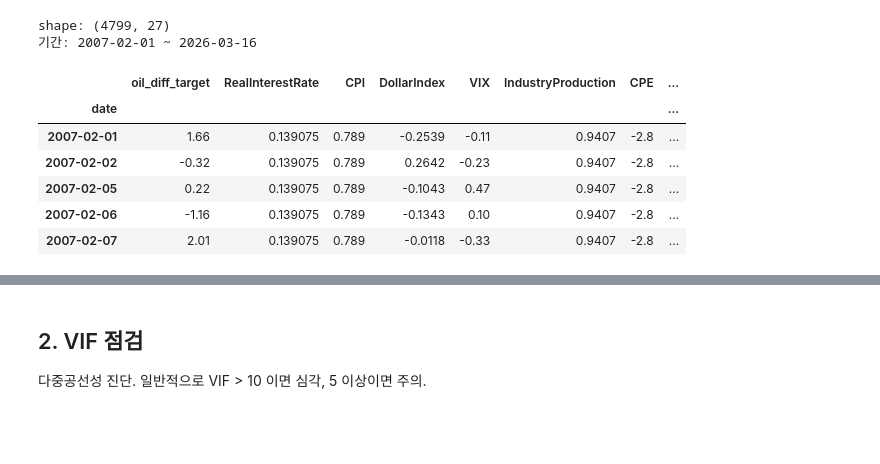
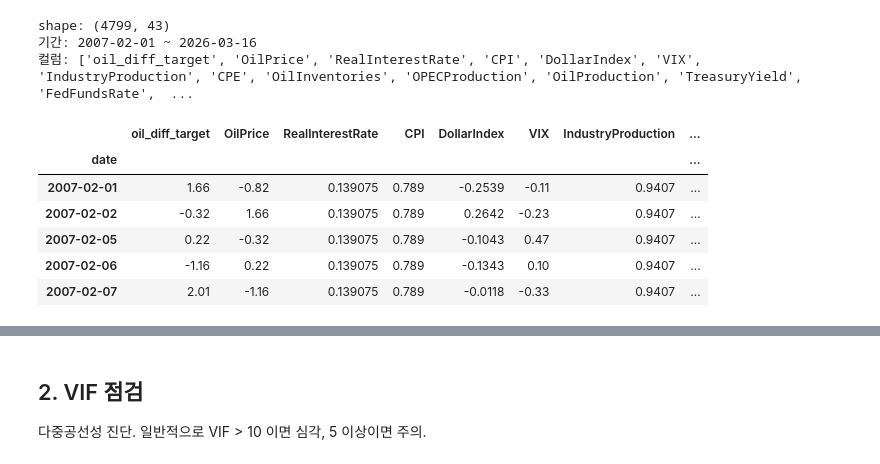
Before and after one commit to choosooa/BAF-26-1-finance_2, a Jupyter notebook: src/Modeling_OLS.ipynb, the cells around one changed output, grey strips where cells are left out. Drawn from its saved outputs; the diff is of its cells as text; code cells hidden in the pictures; blank space fills up the shorter version.

```diff
--- a/src/Modeling_OLS.ipynb
+++ b/src/Modeling_OLS.ipynb
@@ -7,27 +14,29 @@
 # %%
 import numpy as np
 import pandas as pd
 import statsmodels.api as sm
 from statsmodels.stats.stattools import durbin_watson
 from pathlib import Path
 
 pd.set_option("display.max_columns", 200)
 pd.set_option("display.width", 200)
 
-DATA_PATH = Path("../data/Finance_Final/dataset3_diff_only_with_dummies.csv")
+DATA_PATH = Path("../data/Finance_Final/dataset4_derived_full_with_dummies.csv")
 TARGET = "oil_diff_target"
 
 df = pd.read_csv(DATA_PATH, parse_dates=["date"]).set_index("date").sort_index()
 print("shape:", df.shape)
 print("기간:", df.index.min().date(), "~", df.index.max().date())
+print("컬럼:", list(df.columns))
 df.head()
 # %% [output]
-shape: (4799, 27)
+shape: (4799, 43)
 기간: 2007-02-01 ~ 2026-03-16
+컬럼: ['oil_diff_target', 'OilPrice', 'RealInterestRate', 'CPI', 'DollarIndex', 'VIX', 'IndustryProduction', 'CPE', 'OilInventories', 'OPECProduction', 'OilProduction', 'TreasuryYield', 'FedFundsRate',  ...
-|  | oil_diff_target | RealInterestRate | CPI | DollarIndex | VIX | IndustryProduction | CPE | ... |
+|  | oil_diff_target | OilPrice | RealInterestRate | CPI | DollarIndex | VIX | IndustryProduction | ... |
 | date |  |  |  |  |  |  |  | ... |
-| 2007-02-01 | 1.66 | 0.139075 | 0.789 | -0.2539 | -0.11 | 0.9407 | -2.8 | ... |
-| 2007-02-02 | -0.32 | 0.139075 | 0.789 | 0.2642 | -0.23 | 0.9407 | -2.8 | ... |
-| 2007-02-05 | 0.22 | 0.139075 | 0.789 | -0.1043 | 0.47 | 0.9407 | -2.8 | ... |
-| 2007-02-06 | -1.16 | 0.139075 | 0.789 | -0.1343 | 0.10 | 0.9407 | -2.8 | ... |
-| 2007-02-07 | 2.01 | 0.139075 | 0.789 | -0.0118 | -0.33 | 0.9407 | -2.8 | ... |
+| 2007-02-01 | 1.66 | -0.82 | 0.139075 | 0.789 | -0.2539 | -0.11 | 0.9407 | ... |
+| 2007-02-02 | -0.32 | 1.66 | 0.139075 | 0.789 | 0.2642 | -0.23 | 0.9407 | ... |
+| 2007-02-05 | 0.22 | -0.32 | 0.139075 | 0.789 | -0.1043 | 0.47 | 0.9407 | ... |
+| 2007-02-06 | -1.16 | 0.22 | 0.139075 | 0.789 | -0.1343 | 0.10 | 0.9407 | ... |
+| 2007-02-07 | 2.01 | -1.16 | 0.139075 | 0.789 | -0.0118 | -0.33 | 0.9407 | ... |
```
Also changed, not shown: parts of 36 cells of this notebook.
